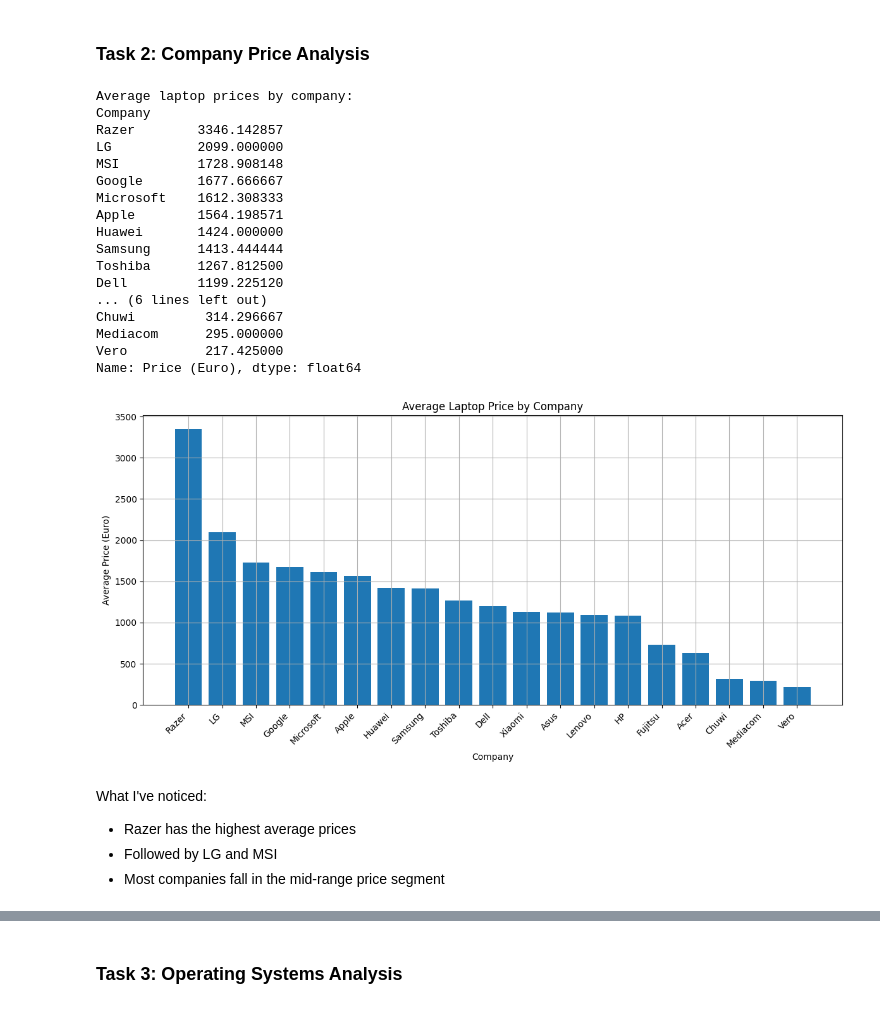
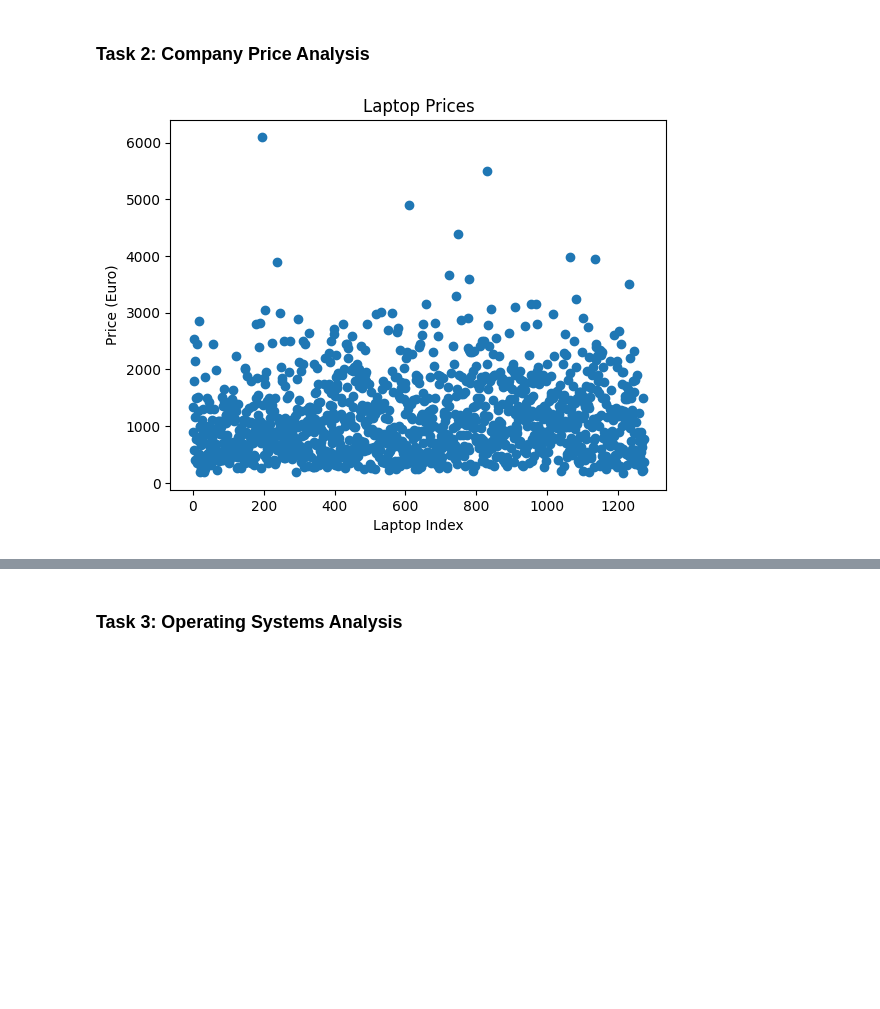
Before and after one commit to SagiHai/First_repository, a Jupyter notebook: miniproject1.ipynb, the cells around one changed output, grey strips where cells are left out. Cells and saved outputs as stored; diff of their text form; code cells hidden in the pictures; blank space fills up the shorter version.

```diff
--- a/miniproject1.ipynb
+++ b/miniproject1.ipynb
@@ -210,44 +133,10 @@ Average price: 1134.97 euros
 # %% [markdown]
 ### Task 2: Company Price Analysis
-# %%
-# Calculate average price by company
-avg_price_by_company = df.groupby('Company')['Price (Euro)'].mean().sort_values(ascending=False)
-
-# Show results
-print("Average laptop prices by company:")
-print(avg_price_by_company)
-
-# Create a bar plot of average prices
-plt.figure(figsize=(12, 6))
-plt.bar(avg_price_by_company.index, avg_price_by_company.values)
-plt.xticks(rotation=45, ha='right')
-plt.title('Average Laptop Price by Company')
-plt.xlabel('Company')
-plt.ylabel('Average Price (Euro)')
-plt.grid(True)
-plt.tight_layout()  # I don't want the x labels to be cut off
-plt.show()
-# %% [output]
-Average laptop prices by company:
-Company
-Razer        3346.142857
-LG           2099.000000
-MSI          1728.908148
-Google       1677.666667
-Microsoft    1612.308333
-Apple        1564.198571
-Huawei       1424.000000
-Samsung      1413.444444
-Toshiba      1267.812500
-Dell         1199.225120
-... (6 lines left out)
-Chuwi         314.296667
-Mediacom      295.000000
-Vero          217.425000
-Name: Price (Euro), dtype: float64
-[figure, removed]
-# %% [markdown]
-What I've noticed:
-- Razer has the highest average prices
-- Followed by LG and MSI
-- Most companies fall in the mid-range price segment
+# %%
+plt.scatter(range(len(df)), df['Price (Euro)']) # go through all of the price column
+plt.title('Laptop Prices') # The graph title
+plt.xlabel('Laptop Index') # x axis title
+plt.ylabel('Price (Euro)') # y axis title
+plt.show() # show me the final product here
+# %% [output]
+[figure, added]
```
Also changed, not shown: parts of 33 cells of this notebook.
